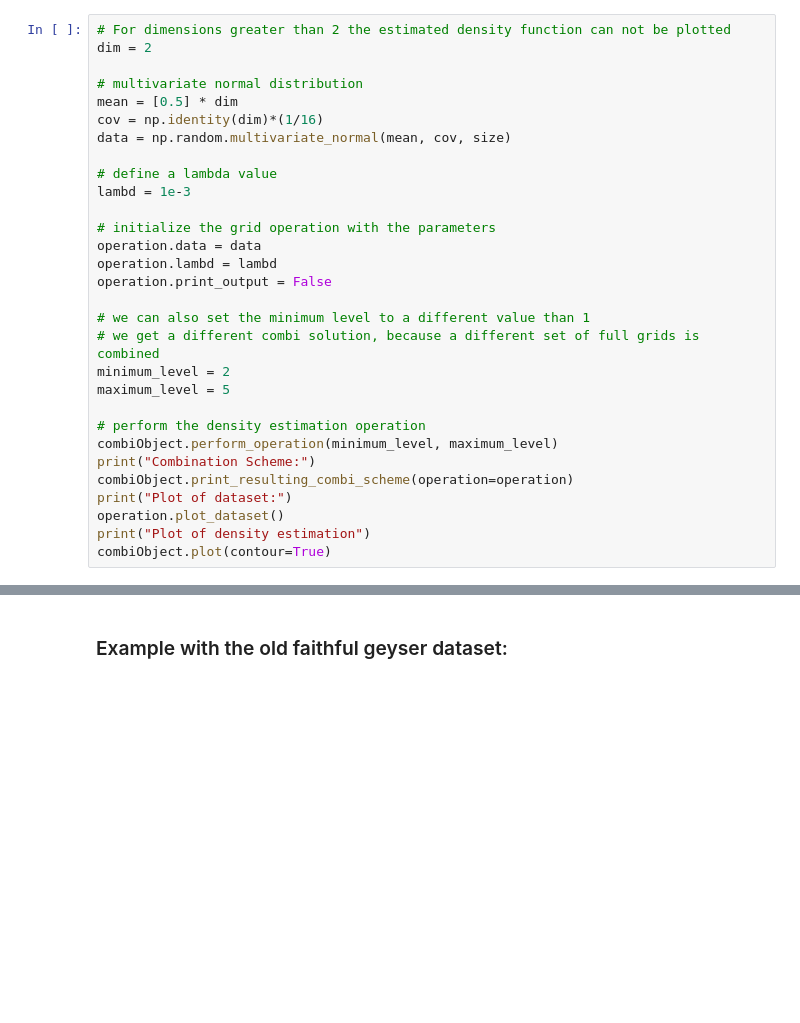
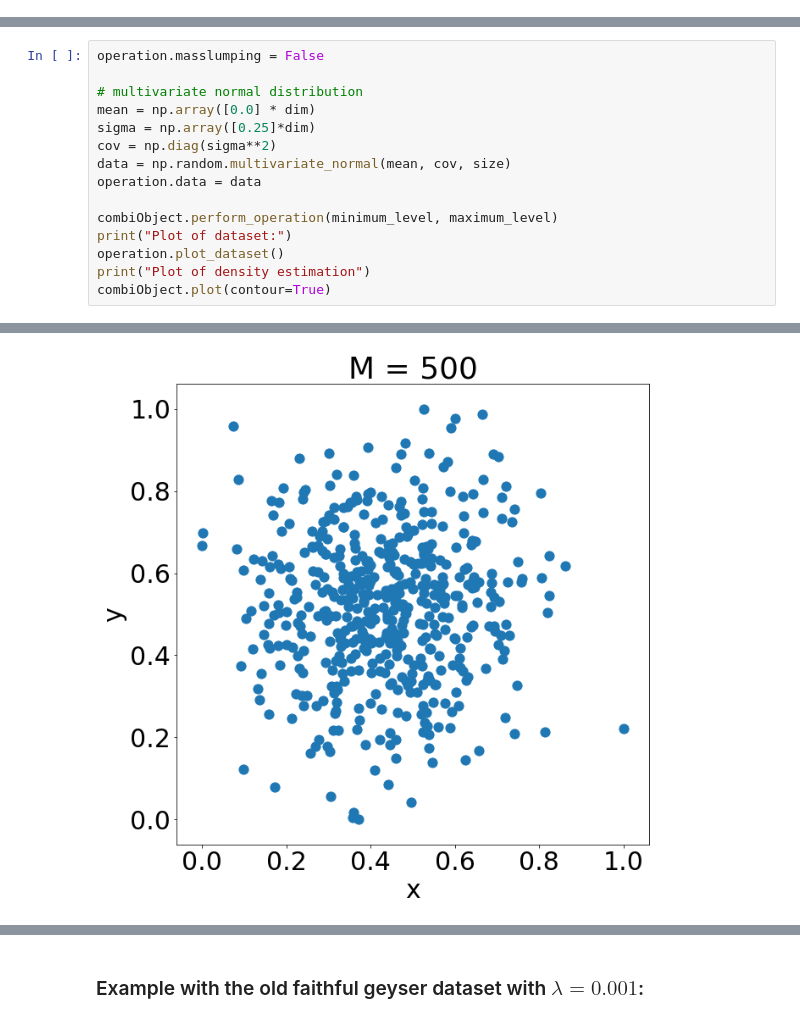
Before and after one commit to obersteiner/sparseSpACE, a Jupyter notebook: ipynb/Tutorial_DensityEstimation.ipynb, the cells around one changed output, grey strips where cells are left out. Drawn from its saved outputs; the diff is of its cells as text; blank space fills up the shorter version.

Commit message:
added more descriptions to the examples

```diff
--- a/ipynb/Tutorial_DensityEstimation.ipynb
+++ b/ipynb/Tutorial_DensityEstimation.ipynb
@@ -77,30 +114,0 @@ Gridpoints:  (6, 7) (7, 3)
-# %%
-# For dimensions greater than 2 the estimated density function can not be plotted
-dim = 2
-
-# multivariate normal distribution
-mean = [0.5] * dim
-cov = np.identity(dim)*(1/16)
-data = np.random.multivariate_normal(mean, cov, size)
-
-# define a lambda value
-lambd = 1e-3
-
-# initialize the grid operation with the parameters
-operation.data = data
-operation.lambd = lambd
-operation.print_output = False
-
-# we can also set the minimum level to a different value than 1
-# we get a different combi solution, because a different set of full grids is combined
-minimum_level = 2
-maximum_level = 5
-
-# perform the density estimation operation
-combiObject.perform_operation(minimum_level, maximum_level)
-print("Combination Scheme:")
-combiObject.print_resulting_combi_scheme(operation=operation)
-print("Plot of dataset:")
-operation.plot_dataset()
-print("Plot of density estimation")
-combiObject.plot(contour=True)
@@ -127,0 +115,16 @@ Plot of density estimation
+# %%
+operation.masslumping = False
+
+# multivariate normal distribution
+mean = np.array([0.0] * dim)
+sigma = np.array([0.25]*dim)
+cov = np.diag(sigma**2)
+data = np.random.multivariate_normal(mean, cov, size)
+operation.data = data
+
+combiObject.perform_operation(minimum_level, maximum_level)
+print("Plot of dataset:")
+operation.plot_dataset()
+print("Plot of density estimation")
+combiObject.plot(contour=True)
+# %% [output]
@@ -127,0 +148 @@ Plot of density estimation
+[figure, added]
@@ -128,3 +150,3 @@ Plot of density estimation
 # %% [markdown]
-### Example with the old faithful geyser dataset:
+### Example with the old faithful geyser dataset with $\lambda = 0.001$:
 # %%
```
Also changed, not shown: parts of 9 cells of this notebook, 2 other files.
